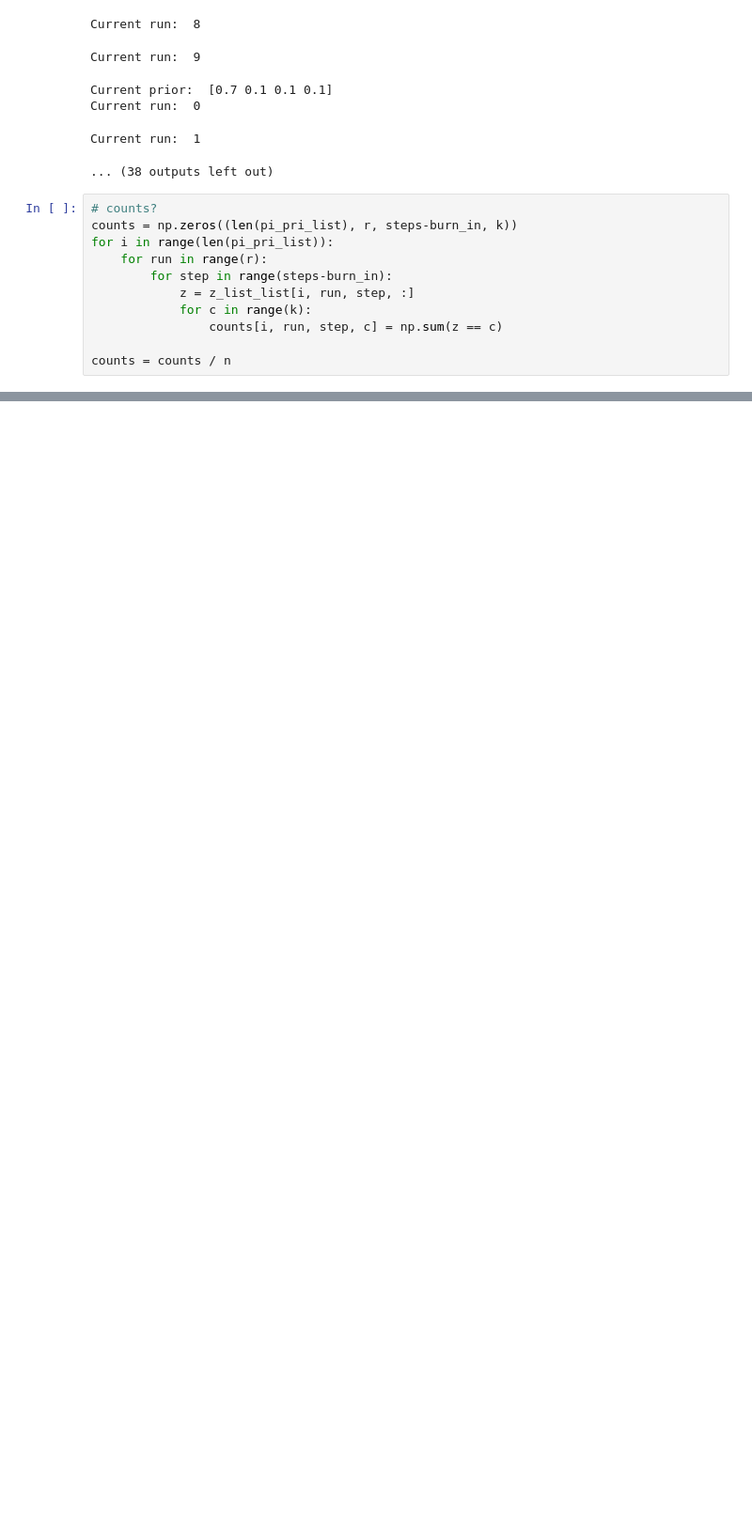
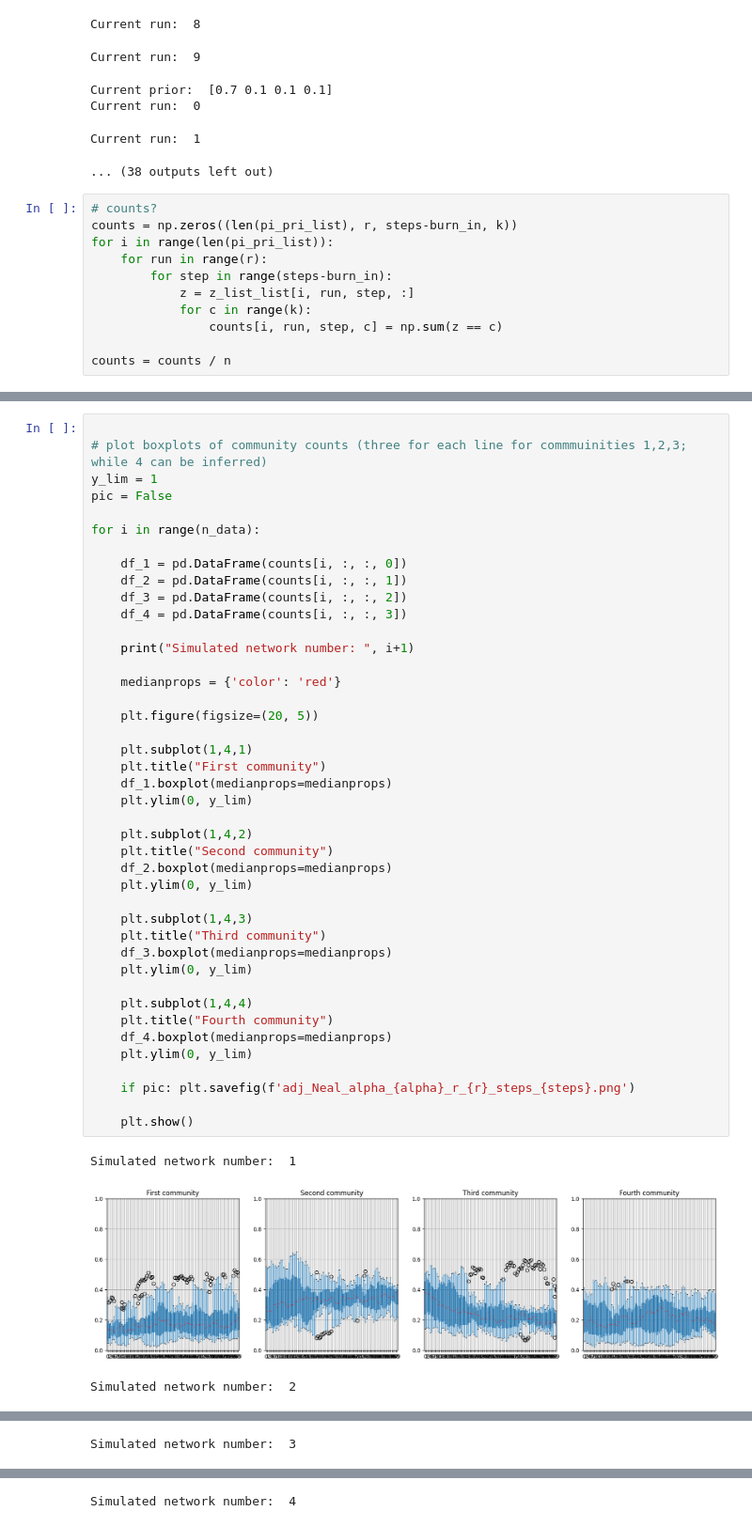
Before and after one commit to Fede-Testa/Batched-Gibbs-Sampling-for-Community-Detection-in-SBM, a Jupyter notebook: community_imbalance.ipynb, the cells around one changed output, grey strips where cells are left out. Shown at 94% size. Drawn from its saved outputs; the diff is of its cells as text; blank space fills up the shorter version.

```diff
--- a/community_imbalance.ipynb
+++ b/community_imbalance.ipynb
@@ -281,0 +428,46 @@ Possiamo concludere (anche se per completezza bisgnerebbe studiarne il comportam
+# %%
+
+# plot boxplots of community counts (three for each line for commmuinities 1,2,3; while 4 can be inferred)
+y_lim = 1
+pic = False
+
+for i in range(n_data):
+
+    df_1 = pd.DataFrame(counts[i, :, :, 0])
+    df_2 = pd.DataFrame(counts[i, :, :, 1])
+    df_3 = pd.DataFrame(counts[i, :, :, 2])
+    df_4 = pd.DataFrame(counts[i, :, :, 3])
+
+    print("Simulated network number: ", i+1)
+
+    medianprops = {'color': 'red'}
+
+    plt.figure(figsize=(20, 5))
+
+    plt.subplot(1,4,1)
+    plt.title("First community")
+    df_1.boxplot(medianprops=medianprops)
+    plt.ylim(0, y_lim)
+
+    plt.subplot(1,4,2)
+    plt.title("Second community")
+    df_2.boxplot(medianprops=medianprops)
+    plt.ylim(0, y_lim)
+
+    plt.subplot(1,4,3)
+    plt.title("Third community")
+    df_3.boxplot(medianprops=medianprops)
+    plt.ylim(0, y_lim)
+
+    plt.subplot(1,4,4)
+    plt.title("Fourth community")
+    df_4.boxplot(medianprops=medianprops)
+    plt.ylim(0, y_lim)
+
+    if pic: plt.savefig(f'adj_Neal_alpha_{alpha}_r_{r}_steps_{steps}.png')
+
+    plt.show()
+# %% [output]
+Simulated network number:  1
+[figure, added]
+Simulated network number:  2
@@ -281,0 +475 @@ Possiamo concludere (anche se per completezza bisgnerebbe studiarne il comportam
+Simulated network number:  3
@@ -281,0 +477 @@ Possiamo concludere (anche se per completezza bisgnerebbe studiarne il comportam
+Simulated network number:  4
```
Also changed, not shown: parts of 24 cells of this notebook, 2 other files.
